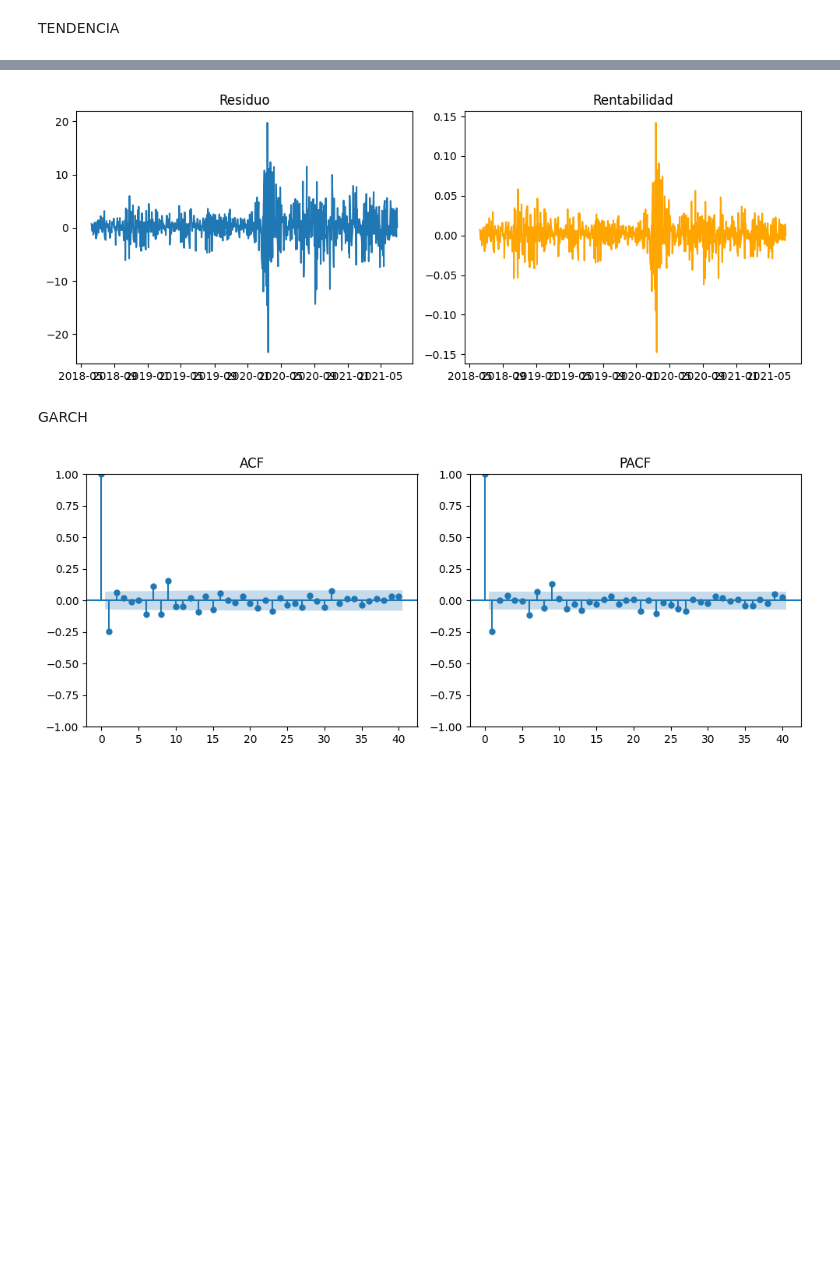
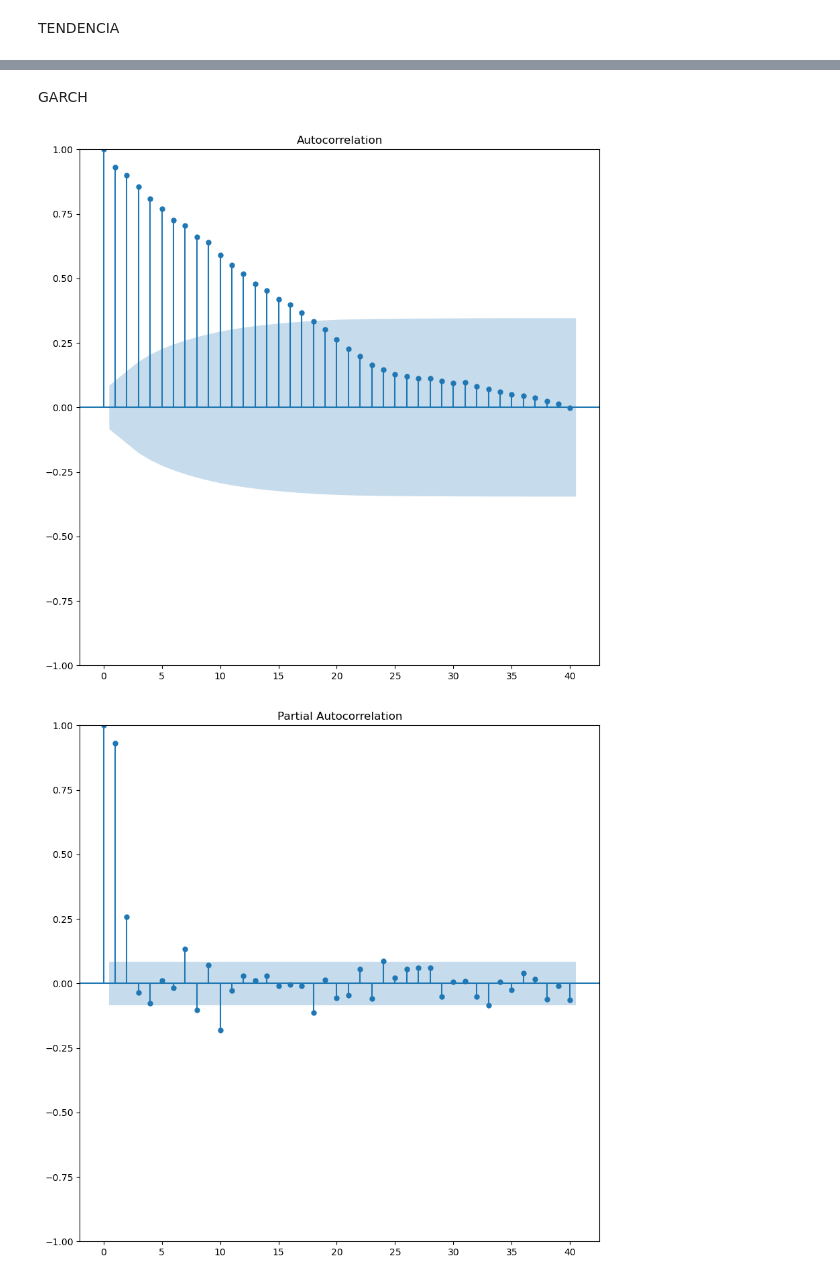
Before and after one commit to LanderAgirre/Reto_09_Azul_Oscuro, a Jupyter notebook: 4.Data_Science.ipynb, the cells around one changed output, grey strips where cells are left out. Cells and saved outputs as stored; diff of their text form; code cells hidden in the pictures; blank space fills up the shorter version.

```diff
--- a/4.Data_Science.ipynb
+++ b/4.Data_Science.ipynb
@@ -268,4 +284,2 @@ Para conseguir el residuo, hay que restar la tendencia a la serie original.
 # %% [markdown]
 TENDENCIA
-# %%
-datos_cartera['residuo_MSFT'] = datos_cartera['MSFT'].diff()
@@ -281,0 +286,4 @@ datos_cartera['residuo_MSFT'].plot()
+# %%
+trend_msft=decomposicion_msft.trend
+trend_msft.dropna(inplace=True)
+trend_msft.plot()
@@ -282,4 +310,4 @@ datos_cartera['residuo_MSFT'].plot()
 # %%
-# datos_cartera['residuo_MSFT'] = datos_cartera['MSFT'] - trend_msft
-# datos_cartera['residuo_MSFT'].dropna(inplace=True)
-# datos_cartera.head()
+datos_cartera['residuo_MSFT'] = datos_cartera['MSFT'] - trend_msft
+datos_cartera['residuo_MSFT'].dropna(inplace=True)
+datos_cartera.head()
@@ -295,37 +337,11 @@ look-up table. The actual p-value is greater than the p-value returned.
  'Conclusión_estacionariedad': 'La serie es ESTACIONARIA',
  'Conclusión_heterocedasticidad': 'Existe HETEROCEDASTICIDAD (varianza no constante)'}
-# %%
-datos_cartera['rent_msft'] = datos_cartera['MSFT'].pct_change()
-import matplotlib.pyplot as plt
-import numpy as np
-
-fig, axes = plt.subplots(1, 2, figsize=(10, 4))
-
-axes[0].plot(datos_cartera['residuo_MSFT'])
-axes[0].set_title("Residuo")
-
-axes[1].plot(datos_cartera['rent_msft'], color='orange')
-axes[1].set_title("Rentabilidad")
-
-plt.tight_layout()
-plt.show()
-# %% [output]
-[figure, removed]
 # %% [markdown]
 GARCH
 # %%
-import matplotlib.pyplot as plt
-from statsmodels.graphics.tsaplots import plot_acf, plot_pacf
-
-fig, axes = plt.subplots(1, 2, figsize=(10, 4))
-
-plot_acf(datos_cartera['residuo_MSFT'].dropna(), lags=40, ax=axes[0])
-axes[0].set_title("ACF")
-
-plot_pacf(datos_cartera['residuo_MSFT'].dropna(), lags=40, ax=axes[1])
-axes[1].set_title("PACF")
-
-plt.tight_layout()
+tsaplots.plot_acf(datos_cartera['residuo_MSFT'].dropna(), lags=40)
+tsaplots.plot_pacf(datos_cartera['residuo_MSFT'].dropna(), lags=40)
 plt.show()
 # %% [output]
-[figure, old version]
+[figure, new version]
+[figure, added]
```
Also changed, not shown: parts of 46 cells of this notebook.
